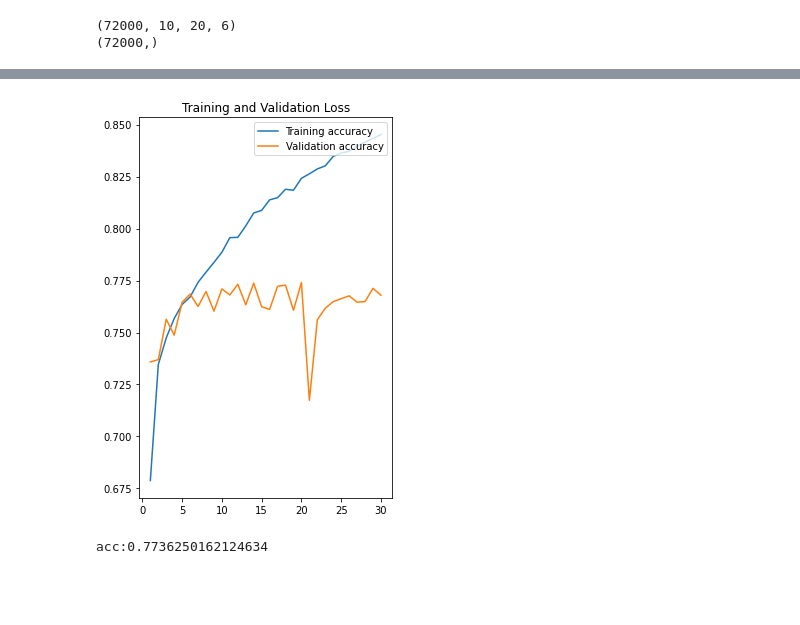
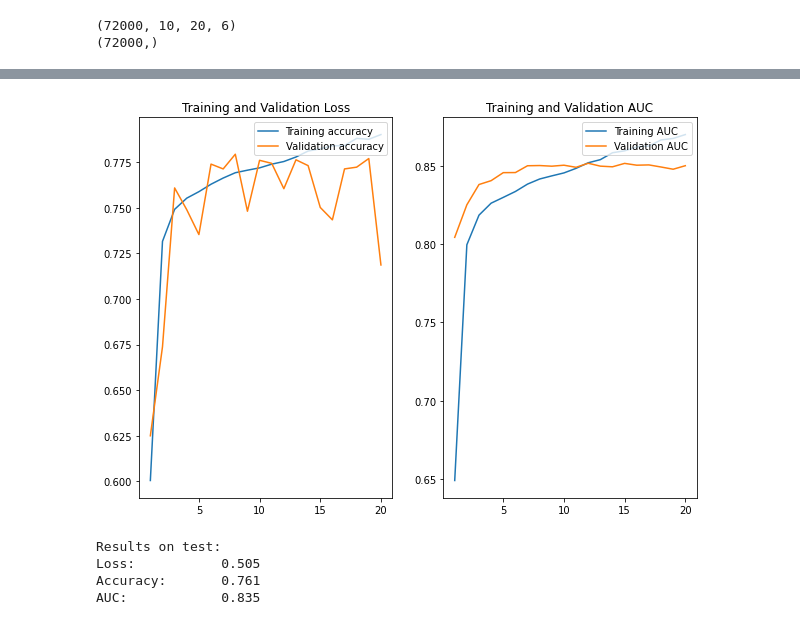
Before and after one commit to Unoaccaso/ML_final_project, a Jupyter notebook: Progetto.ipynb, the cells around one changed output, grey strips where cells are left out. Saved outputs shown, nothing was run; the diff lists cells and outputs as text; code cells hidden in the pictures; blank space fills up the shorter version.

```diff
--- a/Progetto.ipynb
+++ b/Progetto.ipynb
@@ -136,36 +122,29 @@ img_input = keras.Input(shape=IMG_SHAPE, name="D_Image_Input")
 x = img_input
 
 # primo blocco Convoluzionale
-x = keras.layers.Conv2D(filters=32, kernel_size=(3, 5),name='Conv_1')(x)
+x = keras.layers.Conv2D(filters=16, kernel_size=(3, 5),name='Conv_1')(x)
 x = keras.layers.BatchNormalization()(x)
 x = keras.layers.ReLU(name='ReLU_1')(x)
-x = layers.Dropout(0.1, name="DropOut_1")(x)
-#x = keras.layers.MaxPool2D((2,2), name='MaxPool_1', padding='same')(x)
+x = layers.Dropout(0.12, name="DropOut_1")(x)
 
 # secondo blocco Convoluzionale
-x = keras.layers.Conv2D(filters=64, kernel_size=(3, 4), name='Conv_2')(x)
+x = keras.layers.Conv2D(filters=32, kernel_size=(3, 4), name='Conv_2')(x)
 x = keras.layers.BatchNormalization()(x)
 x = keras.layers.ReLU(name='ReLU_2')(x)
-x = keras.layers.MaxPool2D((2,2), name='MaxPool_2', padding='same')(x)
-x = layers.Dropout(0.1, name="DropOut_2")(x)
+x = layers.Dropout(0.12, name="DropOut_2")(x)
 
 # terzo blocco Convoluzionale
-x = keras.layers.Conv2D(filters=64, kernel_size=(2, 3), name='Conv_3')(x)
+x = keras.layers.Conv2D(filters=64, kernel_size=(3, 3), name='Conv_3')(x)
 x = keras.layers.BatchNormalization()(x)
 x = keras.layers.ReLU(name='ReLU_3')(x)
-x = keras.layers.MaxPool2D((2,2), name='MaxPool_1', padding='same')(x)
 x = layers.Dropout(0.12, name="DropOut_3")(x)
 
 x = keras.layers.Flatten(name='Flatten')(x)
 
 # layer densi
-x = keras.layers.Dense(128, name='Dense_1')(x)
+x = keras.layers.Dense(64, name='Dense_1')(x)
 x = layers.Dropout(0.2, name="DropOut_4")(x)
 x = keras.layers.ReLU(name='ReLU_dense_1')(x)
-
-x = keras.layers.Dense(256, name='Dense_2')(x)
-x = layers.Dropout(0.2, name="DropOut_5")(x)
-x = keras.layers.ReLU(name='ReLU_dense_2')(x)
 
 outputs = keras.layers.Dense(1, activation='sigmoid', name='Output')(x)
 
@@ -202,7 +181,9 @@ model_checkpoint = keras.callbacks.ModelCheckpoint(
 # metto tutte le callback in una lista
 callbacks = [ model_checkpoint ]
 
-model.compile(loss="binary_crossentropy", optimizer='adam', metrics=["accuracy"])
+model.compile(loss="binary_crossentropy", optimizer='adam',
+              metrics=["accuracy",
+                       keras.metrics.AUC(name='auc')])
 history = model.fit(X_train, Y_train, validation_split=0.1, batch_size=256,
-          epochs=30, shuffle=True, verbose=1, callbacks=callbacks)
+          epochs=20, shuffle=True, verbose=1, callbacks=callbacks)
 # %% [output]
@@ -226,20 +207,37 @@ Epoch 30/30
 # %%
 accuracy=history.history['accuracy']
 val_accuracy=history.history['val_accuracy']
 
+AUC=history.history['auc']
+val_AUC=history.history['val_auc']
+
 epochs_range = range(1, len(accuracy) + 1)
 
 plt.figure(figsize=(10, 7))
-plt.subplot(1, 2, 2)
+
+plt.subplot(1, 2, 1)
 plt.plot(epochs_range, accuracy, label='Training accuracy')
 plt.plot(epochs_range, val_accuracy, label='Validation accuracy')
 plt.legend(loc='upper right')
 plt.title('Training and Validation Loss')
+
+plt.subplot(1, 2, 2)
+plt.plot(epochs_range, AUC, label='Training AUC')
+plt.plot(epochs_range, val_AUC, label='Validation AUC')
+plt.legend(loc='upper right')
+plt.title('Training and Validation AUC')
+
 plt.show()
 
 model.load_weights('cnn_best')
-vali_loss, vali_acc = model.evaluate(X_test, Y_test, verbose=0)
-print(f'\nacc:{vali_acc}')
+loss, accuracy, AUC = model.evaluate(X_test, Y_test, verbose=0)
+print('Results on test:')
+print(f'Loss:\t\t{loss:.3f}')
+print(f'Accuracy:\t{accuracy:.3f}')
+print(f'AUC:\t\t{AUC:.3f}')
 # %% [output]
-[figure, old version]
+[figure, new version]
-acc:0.7736250162124634
+Results on test:
+Loss:           0.505
+Accuracy:       0.761
+AUC:            0.835
```
Also changed, not shown: parts of 7 cells of this notebook.
